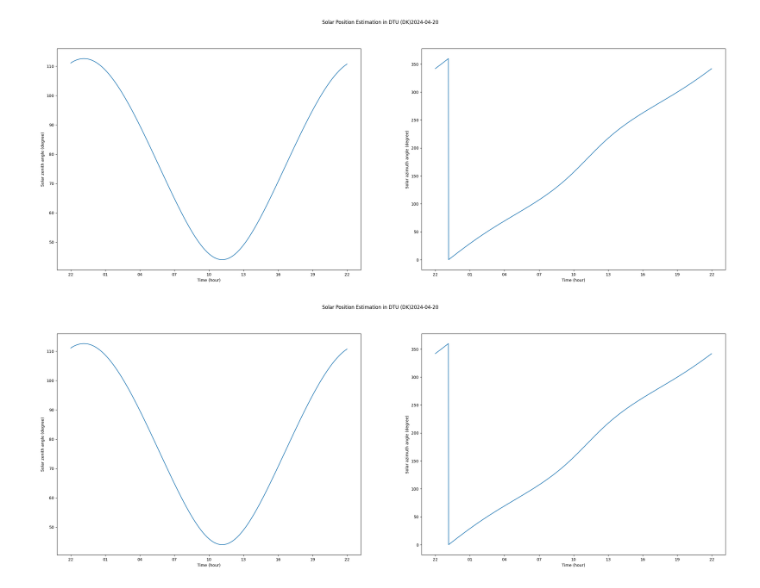
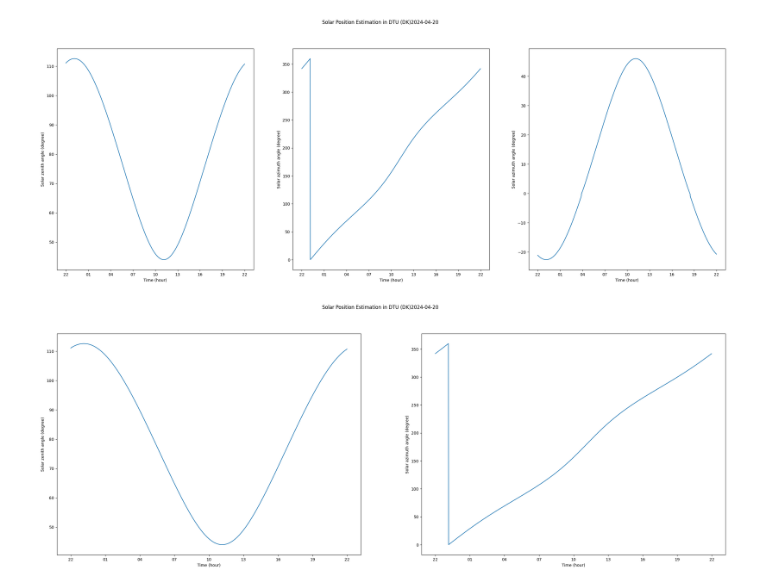
Before and after one commit to Lizette-N/solar-project, a Jupyter notebook: pvlibSolModel.ipynb, the cells around one changed output. Drawn from its saved outputs; the diff is of its cells as text; code cells hidden in the pictures.

```diff
--- a/pvlibSolModel.ipynb
+++ b/pvlibSolModel.ipynb
@@ -35,26 +35,45 @@ solpos.head()
 # %%
 import matplotlib.dates as mdates
 import matplotlib.pyplot as plt
-
+tidszone = "Europe/Copenhagen"
+start_dato = "2024-04-01"
+slut_dato = "2024-04-30"
+delta_tid = "Min" # "Min", "H",
+# Definition of Location object. Coordinates and elevation of
+# DTU, Copenhagen (Denmark)
+site = Location(
+55.7861111111, 12.5230555556, tidszone, 10, "DTU (DK)"
+) # latitude, longitude, time_zone, altitude, name
+# Definition of a time range of simulation
+times = pd.date_range(
+start_dato + " 00:00:00", slut_dato + " 23:59:00",
+inclusive="left", freq=delta_tid, tz=tidszone
+)
+# Estimate Solar Position with the ’Location’ object
+solpos = site.get_solarposition(times)
+# Visualize the resulting DataFrame
+solpos.head()
 valgt_dato = "2024-04-20"
-
-# Plots for solar zenith and solar azimuth angles
-fig, (ax1, ax2) = plt.subplots(1, 2, figsize=(30, 10))
+# Plots for solar zenith, azimuth and elevation angles
+fig, (ax1, ax2, ax3) = plt.subplots(1, 3, figsize=(30, 10))
 fig.suptitle("Solar Position Estimation in " + site.name + valgt_dato)
-
 # plot for solar zenith angle
 ax1.plot(solpos.loc[valgt_dato].zenith)
 ax1.set_ylabel("Solar zenith angle (degree)")
 ax1.set_xlabel("Time (hour)")
 ax1.xaxis.set_major_formatter(mdates.DateFormatter("%H"))
-
 # plot for solar azimuth angle
 ax2.plot(solpos.loc[valgt_dato].azimuth)
 ax2.set_ylabel("Solar azimuth angle (degree)")
 ax2.set_xlabel("Time (hour)")
 ax2.xaxis.set_major_formatter(mdates.DateFormatter("%H"))
+# plot for solar elevation angle
+ax3.plot(solpos.loc[valgt_dato].apparent_elevation)
+ax3.set_ylabel("Solar azimuth angle (degree)")
+ax3.set_xlabel("Time (hour)")
+ax3.xaxis.set_major_formatter(mdates.DateFormatter("%H"))
 # %% [output]
-[figure, old version]
+[figure, new version]
 # %%
 valgt_dato = "2024-04-20"
 zenithangs = np.array(solpos.loc[start_dato:slut_dato].zenith)
```
Also changed, not shown: 3 other files.
